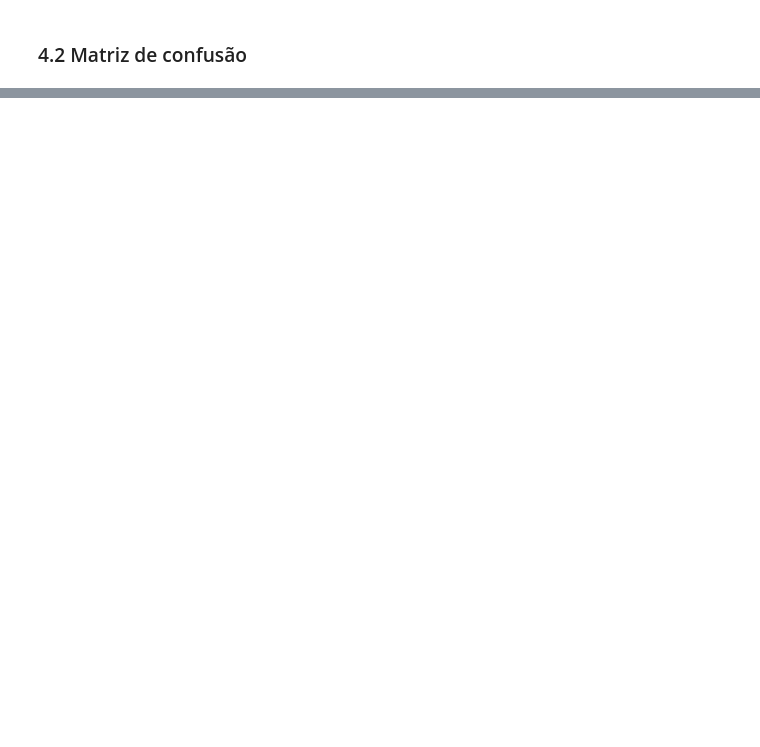
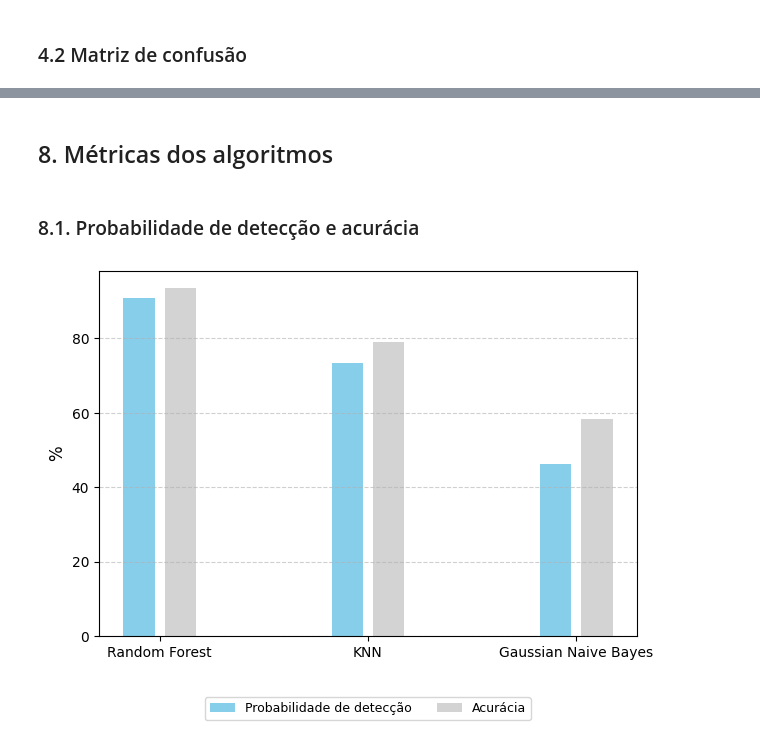
Before and after one commit to jtlimo/ccm-102, a Jupyter notebook: main.ipynb, the cells around one changed output, grey strips where cells are left out. Saved outputs shown, nothing was run; the diff lists cells and outputs as text; code cells hidden in the pictures; blank space fills up the shorter version.

```diff
--- a/main.ipynb
+++ b/main.ipynb
@@ -215,0 +290,25 @@ plt.show()
+# %% [markdown]
+## 8. Métricas dos algoritmos
+# %% [markdown]
+### 8.1. Probabilidade de detecção e acurácia
+# %%
+results = {
+    "Random Forest": {"tpr": weighted_metrics_rf['TPR'], "acc": weighted_metrics_rf['ACC'],
+                      "pmd": weighted_metrics_rf['PMD'], "pfa": weighted_metrics_rf['FPR'],
+                      "err": weighted_metrics_rf['ERR'], "mcc": weighted_metrics_rf['MCC'],
+                      "f1": weighted_metrics_rf['F1'], "tnr": weighted_metrics_rf['TNR']},
+
+    "KNN": {"tpr": weighted_metrics_knn['TPR'], "acc": weighted_metrics_knn['ACC'],
+            "pmd": weighted_metrics_knn['PMD'], "pfa": weighted_metrics_knn['FPR'],
+            "err": weighted_metrics_knn['ERR'], "mcc": weighted_metrics_knn['MCC'],
+            "f1": weighted_metrics_knn['F1'], "tnr": weighted_metrics_knn['TNR']},
+
+    "Gaussian Naive Bayes": {"tpr": weighted_metrics_nb['TPR'], "acc": weighted_metrics_nb['ACC'],
+                             "pmd": weighted_metrics_nb['PMD'], "pfa": weighted_metrics_nb['FPR'],
+                             "err": weighted_metrics_nb['ERR'], "mcc": weighted_metrics_nb['MCC'],
+                             "f1": weighted_metrics_nb['F1'], "tnr": weighted_metrics_nb['TNR']},
+}
+
+plot_metrics_graphic(results, metrics_to_plot=["tpr", "acc"])
+# %% [output]
+[figure, added]
```
Also changed, not shown: parts of 24 cells of this notebook.
